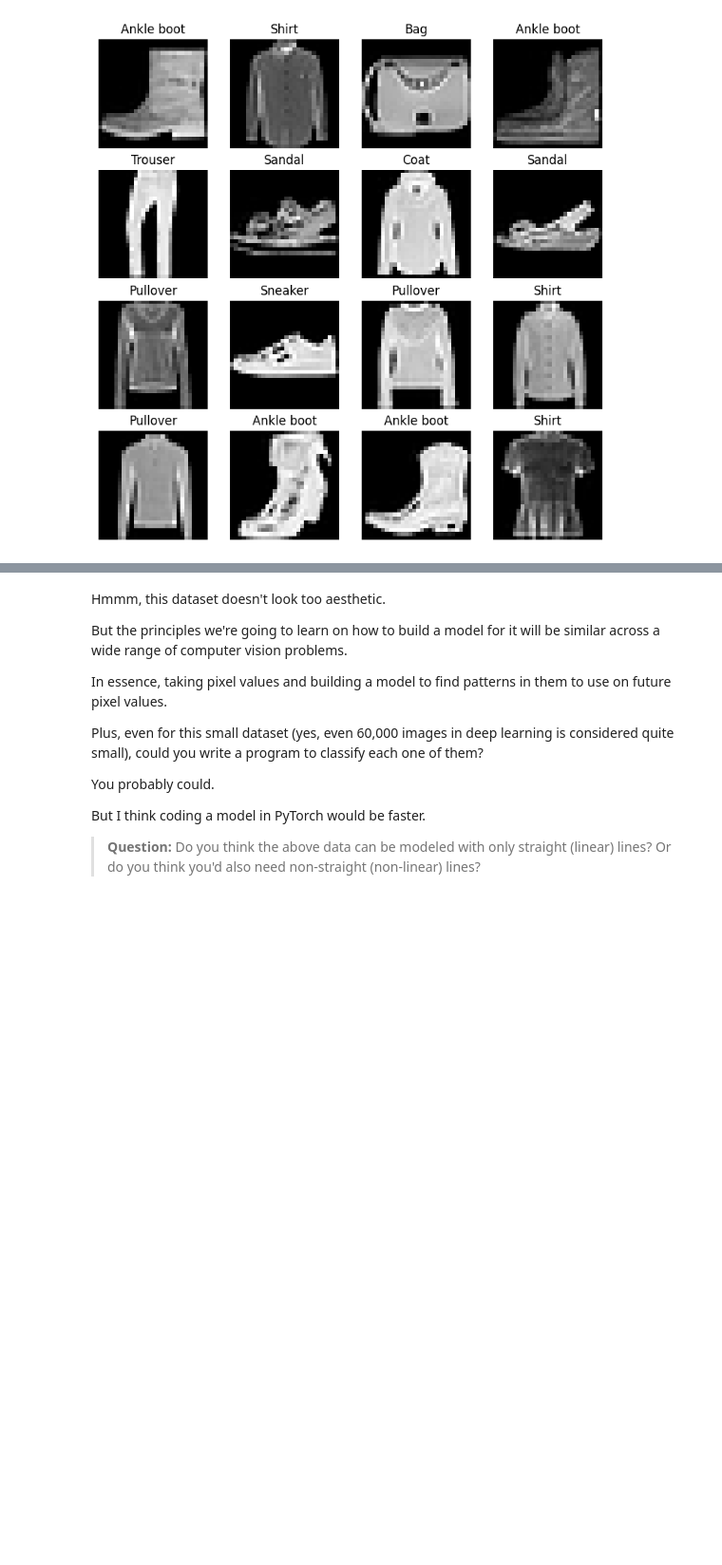
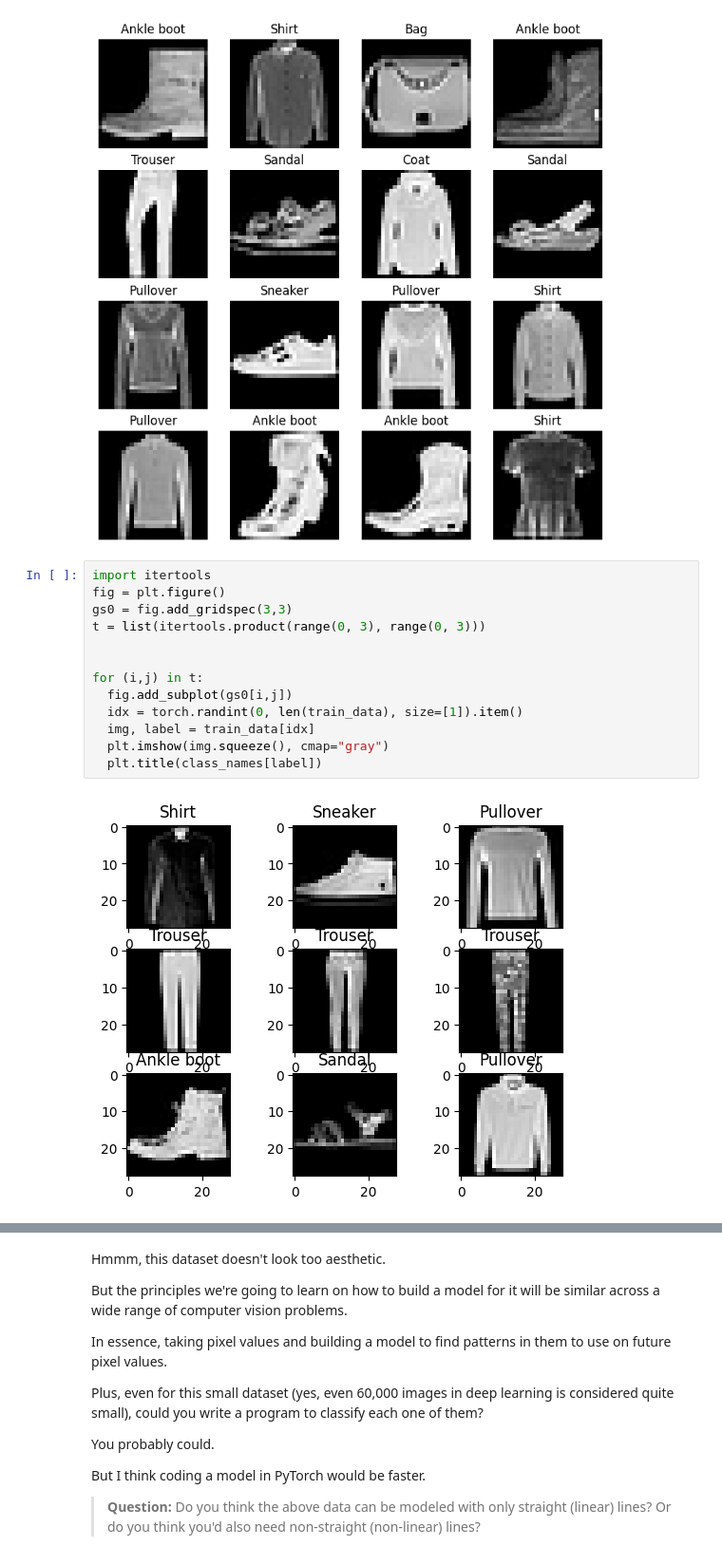
Before and after one commit to rajivgangadharan/ai, a Jupyter notebook: 03_pytorch_computer_vision.ipynb, the cells around one changed output, grey strips where cells are left out. Shown at 95% size. Saved outputs shown, nothing was run; the diff lists cells and outputs as text; blank space fills up the shorter version.

```diff
--- a/03_pytorch_computer_vision.ipynb
+++ b/03_pytorch_computer_vision.ipynb
@@ -297,3 +291,18 @@ for i in range(1, rows * cols + 1):
     plt.axis(False);
 # %% [output]
 [figure]
+# %%
+import itertools
+fig = plt.figure()
+gs0 = fig.add_gridspec(3,3)
+t = list(itertools.product(range(0, 3), range(0, 3)))
+
+
+for (i,j) in t:
+  fig.add_subplot(gs0[i,j])
+  idx = torch.randint(0, len(train_data), size=[1]).item()
+  img, label = train_data[idx]
+  plt.imshow(img.squeeze(), cmap="gray")
+  plt.title(class_names[label])
+# %% [output]
+[figure, added]
```
Also changed, not shown: parts of 4 cells of this notebook.
